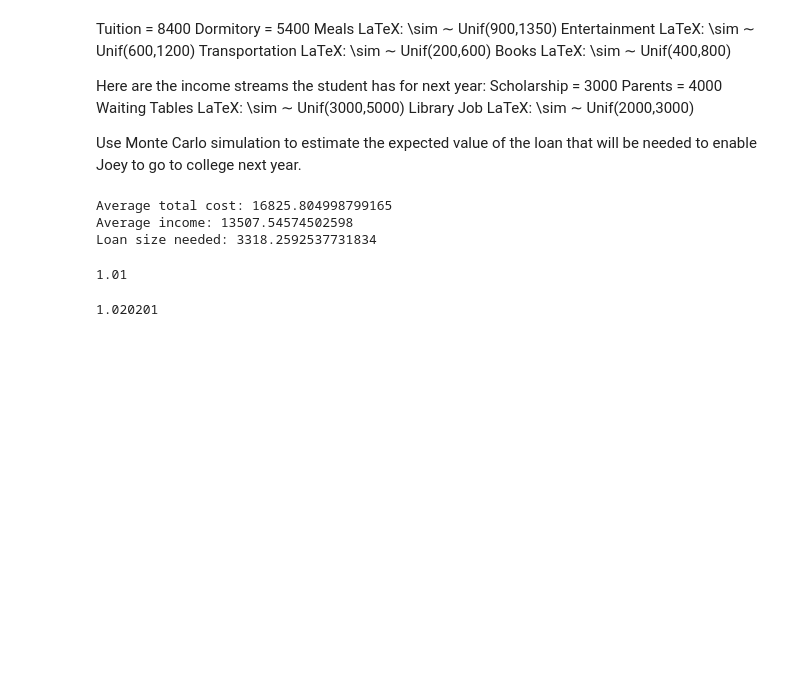
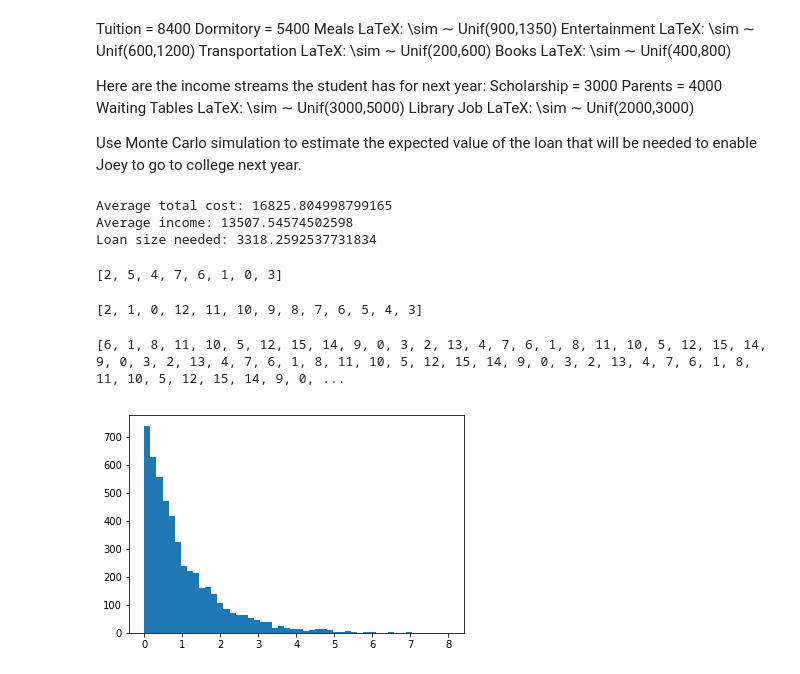
Before and after one commit to jdemeo/simulation_practice, a Jupyter notebook: Uniform Random Variable Generation.ipynb, the cells around one changed output. Cells and saved outputs as stored; diff of their text form; code cells hidden in the pictures; blank space fills up the shorter version.

```diff
--- a/Uniform Random Variable Generation.ipynb
+++ b/Uniform Random Variable Generation.ipynb
@@ -131,11 +131,46 @@ for i in range(3200):
     x_curr = 65539 * x_prev % 2 ** 31
     ran_num.append(x_curr)
     x_prev = x_curr
-# %%
-(1.01) * 1
-# %% [output]
-1.01
-# %%
-(1.01 + 0.01**2) * (1.01) * 1
-# %% [output]
-1.020201
+# %%
+# 6.3 Q1
+ran_num = []
+x_prev = 3          # Seed
+for i in range(8):
+    x_curr = (5 * x_prev + 3) % 8
+    ran_num.append(x_curr)
+    x_prev = x_curr
+print(ran_num)
+# %% [output]
+[2, 5, 4, 7, 6, 1, 0, 3]
+# %%
+# HW6.3
+ran_num = []
+x_prev = 3          # Seed
+for i in range(13):
+    x_curr = (x_prev + 12) % 13
+    ran_num.append(x_curr)
+    x_prev = x_curr
+print(ran_num)
+# %% [output]
+[2, 1, 0, 12, 11, 10, 9, 8, 7, 6, 5, 4, 3]
+# %%
+# HW6.4
+ran_num = []
+x_prev = 7          # Seed
+for i in range(500):
+    x_curr = (5 * x_prev + 3) % 16
+    ran_num.append(x_curr)
+    x_prev = x_curr
+print(ran_num)
+# %% [output]
+[6, 1, 8, 11, 10, 5, 12, 15, 14, 9, 0, 3, 2, 13, 4, 7, 6, 1, 8, 11, 10, 5, 12, 15, 14, 9, 0, 3, 2, 13, 4, 7, 6, 1, 8, 11, 10, 5, 12, 15, 14, 9, 0, 3, 2, 13, 4, 7, 6, 1, 8, 11, 10, 5, 12, 15, 14, 9, 0, ...
+# %%
+# HW7.4
+U = np.array([np.random.uniform(0, 1) for i in range(0, 5000)])
+RV = -np.log(U)
+
+# Plot distribution of Random Variable U1 + U2
+plt.hist(RV, bins=50)
+plt.show()
+# %% [output]
+[figure, added]
```
Also changed, not shown: parts of 3 cells of this notebook.
